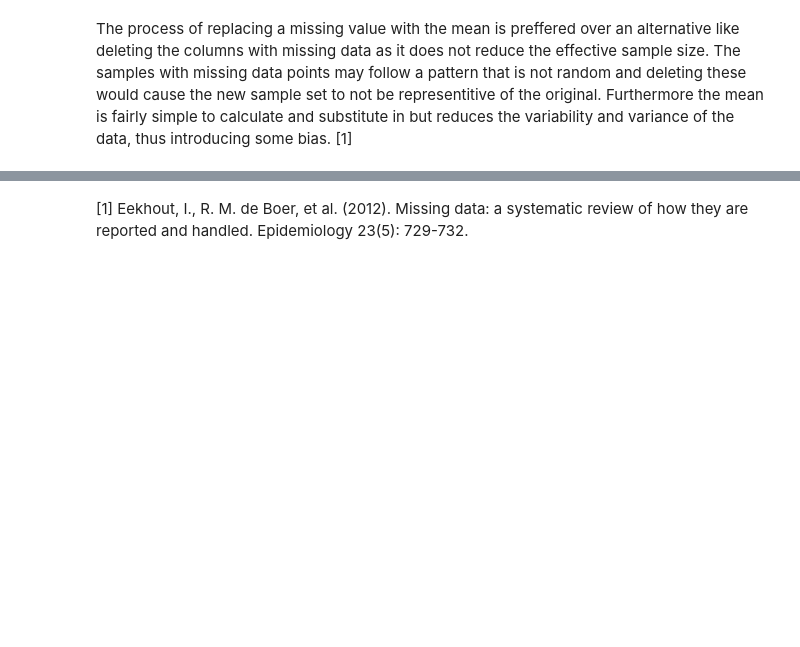
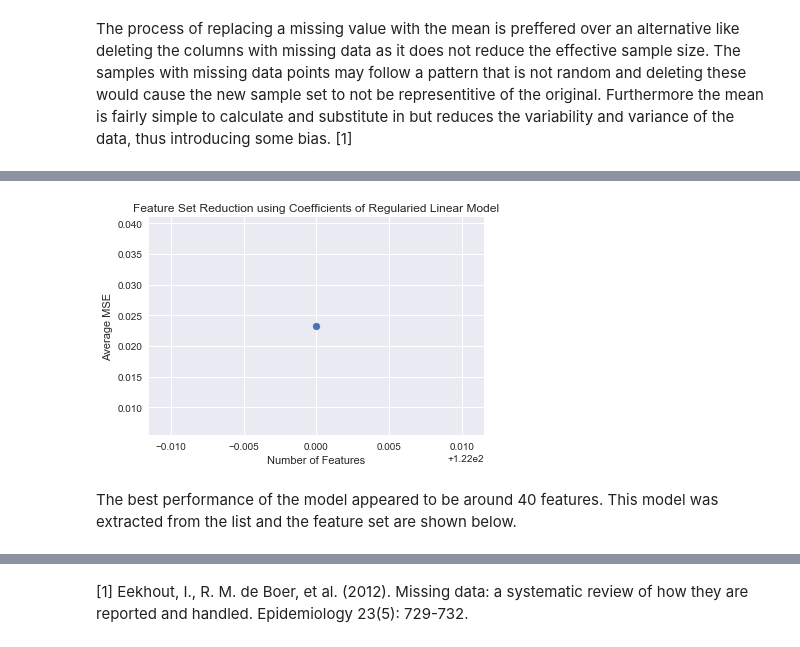
Before and after one commit to oliviersm199/Machine-Learning-Assignments, a Jupyter notebook: as1/Assignment 1.ipynb, the cells around one changed output, grey strips where cells are left out. Cells and saved outputs as stored; diff of their text form; code cells hidden in the pictures; blank space fills up the shorter version.

```diff
--- a/as1/Assignment 1.ipynb
+++ b/as1/Assignment 1.ipynb
@@ -512,13 +548,14 @@ def get_most_important_features(df,non_predictive_features,dependent_variable, r
         average_coefficient_dict[feature] = np.average(feature_coefficient_dict[feature])
 
     top_results = sorted([{"feature":feature, "coefficient":average_coefficient_dict[feature]} for feature in average_coefficient_dict], reverse=True ,key = lambda x: abs(x["coefficient"]))
-    return csv_error, [result['feature'] for result in top_results]
+    return csv_error, top_results
 # %%
 # We remove the 10 least important features at a time and see if we get an improvement in mse
 train_df = q3_df
 csv_errors = []
 for i in range(24):
     csv_error, most_important_features  = get_most_important_features(train_df, non_predictive_features, dependent_variable, 0)
-    csv_errors.append((csv_error, len(most_important_features)))
-    least_important_features = most_important_features[-5:]
+    csv_errors.append((csv_error, len(most_important_features), most_important_features))
+
+    least_important_features = [feature["featurefor feature in most_important_features[-5:]]
     train_df = train_df[train_df.columns.difference(least_important_features)]
@@ -525,3 +564,10 @@ for i in range(24):
 # %%
-scatter([err[1] for err in csv_errors],[err[0] for err in csv_errors])
+pyplot.scatter([err[1] for err in csv_errors],[err[0] for err in csv_errors])
+pyplot.xlabel("Number of Features")
+pyplot.ylabel('Average MSE')
+pyplot.title("Feature Set Reduction using Coefficients of Regularied Linear Model")
 pyplot.show()
+# %% [output]
+[figure, added]
+# %% [markdown]
+The best performance of the model appeared to be around 40 features. This model was extracted from the list and the feature set are shown below.
```
Also changed, not shown: parts of 9 cells of this notebook.
